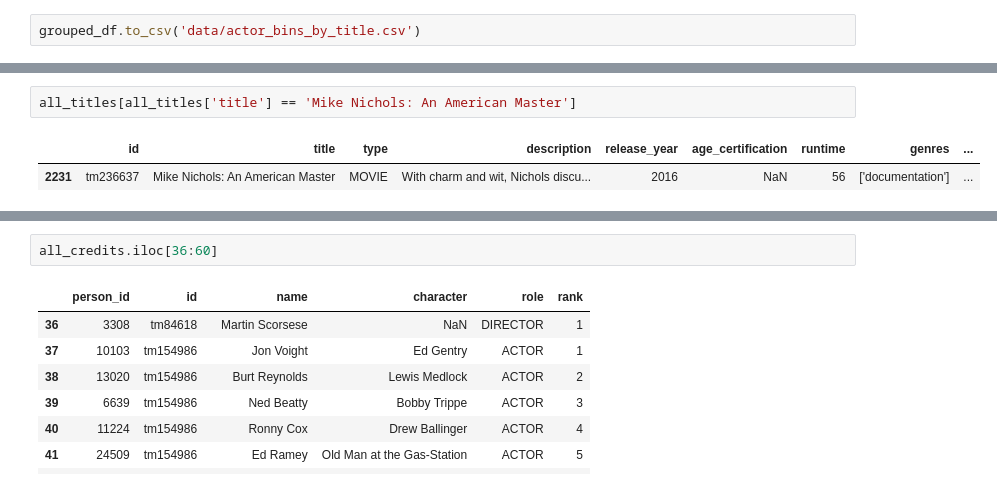
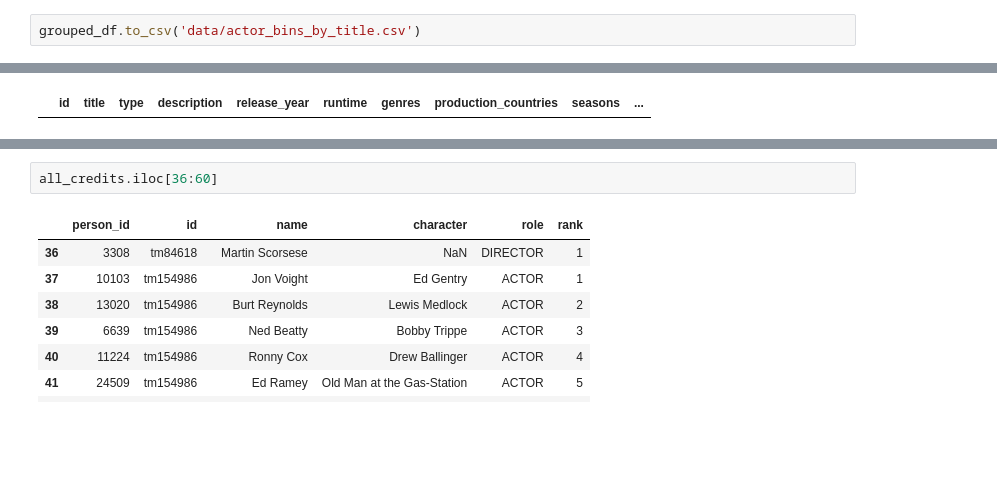
Before and after one commit to arjunlokur/StreamOracle, a Jupyter notebook: Capstone.ipynb, the cells around one changed output, grey strips where cells are left out. Cells and saved outputs as stored; diff of their text form; blank space fills up the shorter version.

```diff
--- a/Capstone.ipynb
+++ b/Capstone.ipynb
@@ -516,7 +790,5 @@ merged_df[merged_df['id'] == 'tm236637']
 | 160835 | 20917 | tm236637 | Elaine May | NaN | DIRECTOR | 1.750000 | 5 | 0.000000 | ... |
 | 201346 | 81678 | tm236637 | Tony Kushner | NaN | ACTOR | 11.333333 | 5 | 0.441176 | ... |
 # %%
-all_titles[all_titles['title'] == 'Mike Nichols: An American Master']
 # %% [output]
-|  | id | title | type | description | release_year | age_certification | runtime | genres | ... |
-| 2231 | tm236637 | Mike Nichols: An American Master | MOVIE | With charm and wit, Nichols discu... | 2016 | NaN | 56 | ['documentation'] | ... |
+|  | id | title | type | description | release_year | runtime | genres | production_countries | seasons | ... |
```
Also changed, not shown: parts of 233 cells of this notebook.
